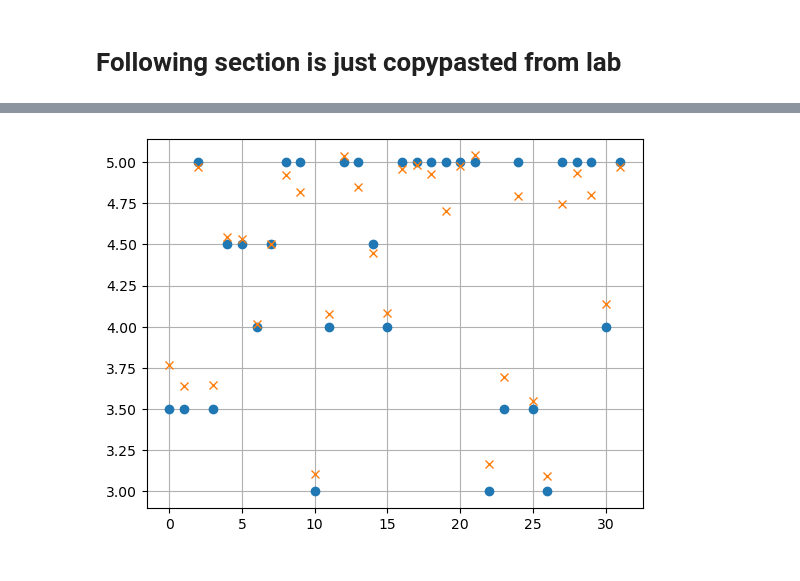
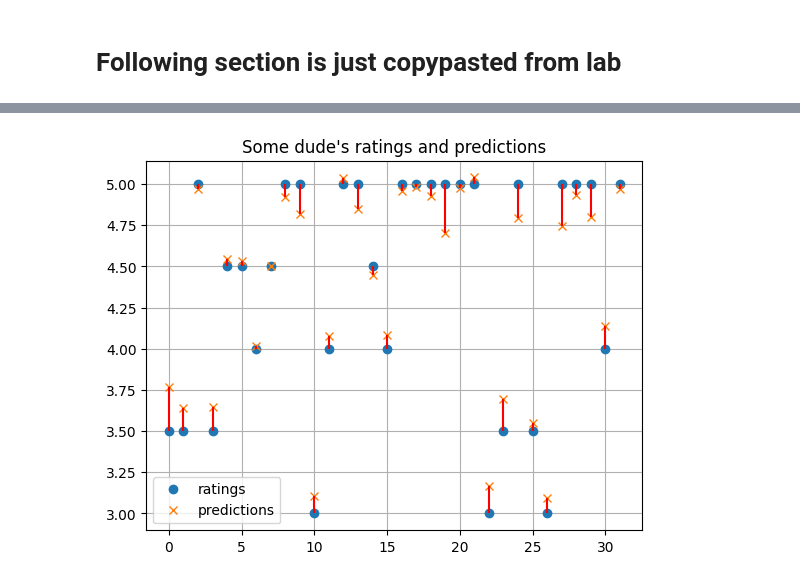
Before and after one commit to Janibek6119/ml-diary, a Jupyter notebook: course-3/C3.collab-filtering.ipynb, the cells around one changed output, grey strips where cells are left out. Cells and saved outputs as stored; diff of their text form; code cells hidden in the pictures.

```diff
--- a/course-3/C3.collab-filtering.ipynb
+++ b/course-3/C3.collab-filtering.ipynb
@@ -110,12 +110,18 @@ Training loss at iteration 180: 6984.7
 # %%
 from matplotlib import pyplot as plt
 random_dudes_weights = W.numpy()[11]
 random_dudes_biases = b.numpy()[0, 11]
 random_dudes_predictions = np.dot(X.numpy(), random_dudes_weights) + random_dudes_biases + Ymean
 random_dudes_voted_ids = [i for i in range(num_movies) if R[i,11] == True]
 random_dudes_votes = Y[random_dudes_voted_ids, 11]
-plt.plot(random_dudes_votes, 'o')
-plt.plot(random_dudes_predictions[random_dudes_voted_ids], 'x')
+plt.plot(random_dudes_votes, 'o', label="ratings")
+plt.plot(random_dudes_predictions[random_dudes_voted_ids], 'x', label="predictions")
+for idx, vote in enumerate(random_dudes_votes):
+    prediction = random_dudes_predictions[random_dudes_voted_ids][idx]
+    plt.vlines(x=idx, ymin=min(vote, prediction), ymax=max(vote, prediction), colors='red', linestyles='solid')
 plt.grid()
+plt.legend()
+plt.title("Some dude's ratings and predictions")
+plt.show()
 # %% [output]
-[figure, old version]
+[figure, new version]
```
Also changed, not shown: parts of 2 cells of this notebook, 5 other files.
